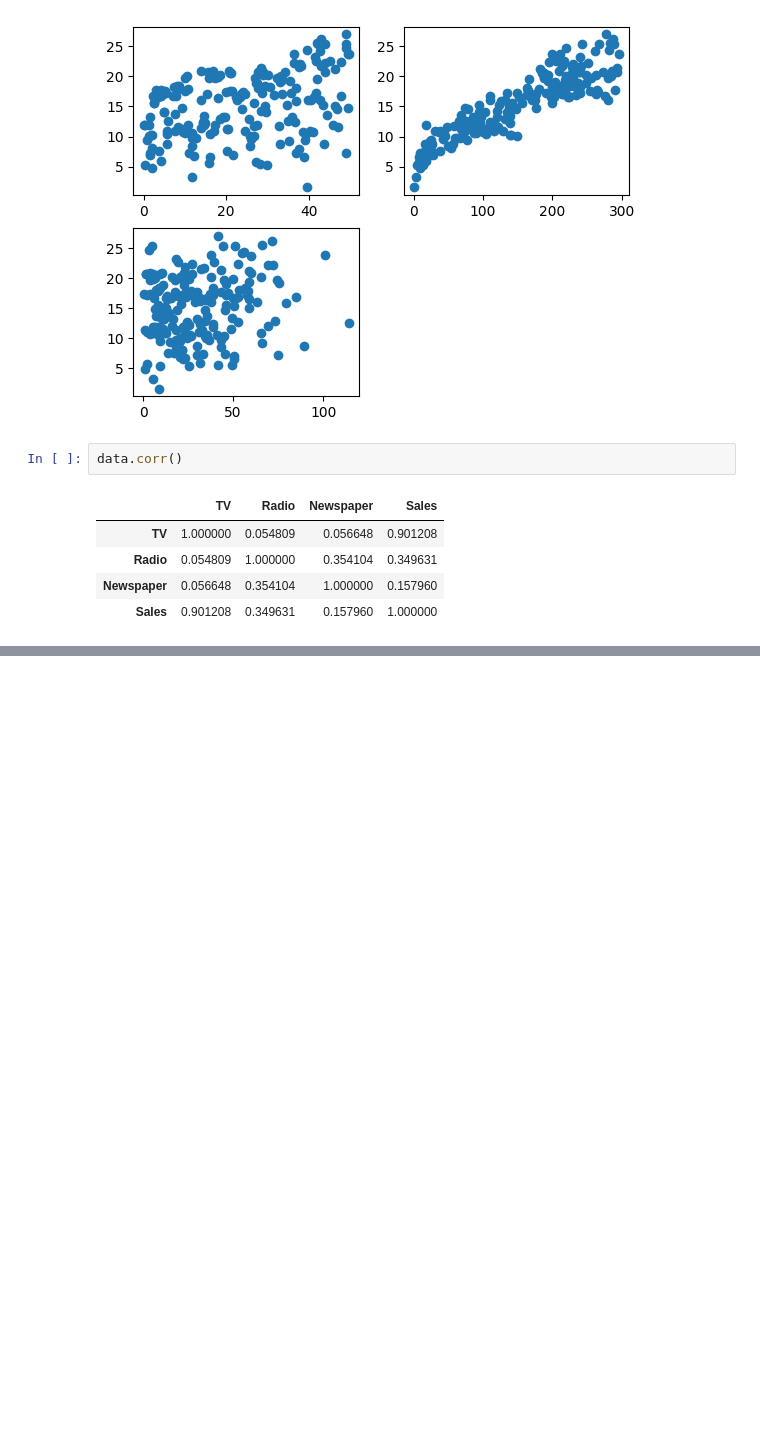
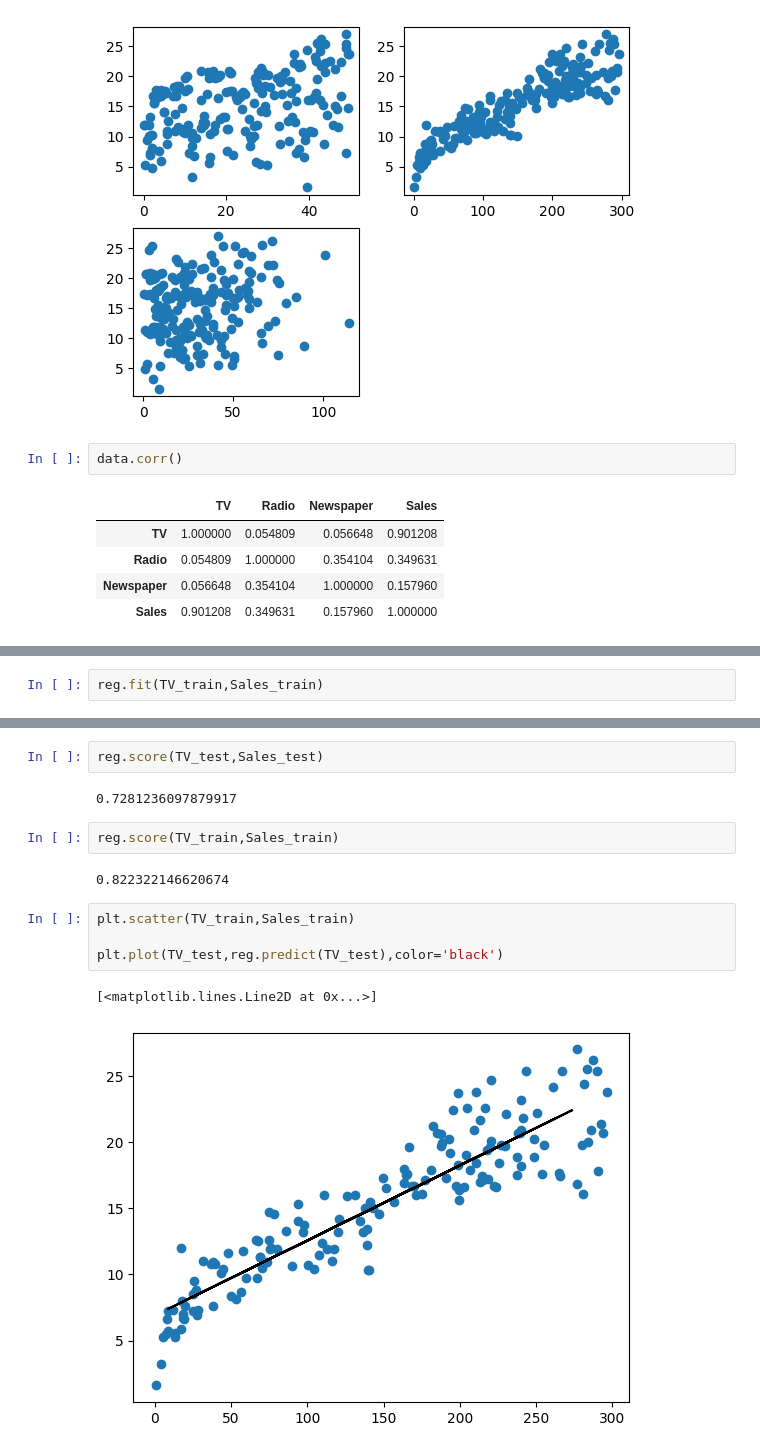
Before and after one commit to Naitikpareek123/Naitikpareek123, a Jupyter notebook: python/project3/advertising.ipynb, the cells around one changed output, grey strips where cells are left out. Cells and saved outputs as stored; diff of their text form; blank space fills up the shorter version.

```diff
--- a/python/project3/advertising.ipynb
+++ b/python/project3/advertising.ipynb
@@ -154,0 +256,2 @@ data.corr()
+# %%
+reg.fit(TV_train,Sales_train)
@@ -154,0 +291,15 @@ data.corr()
+# %%
+reg.score(TV_test,Sales_test)
+# %% [output]
+0.7281236097879917
+# %%
+reg.score(TV_train,Sales_train)
+# %% [output]
+0.822322146620674
+# %%
+plt.scatter(TV_train,Sales_train)
+
+plt.plot(TV_test,reg.predict(TV_test),color='black')
+# %% [output]
+[<matplotlib.lines.Line2D at 0x...>]
+[figure, added]
```
Also changed, not shown: parts of 16 cells of this notebook.
